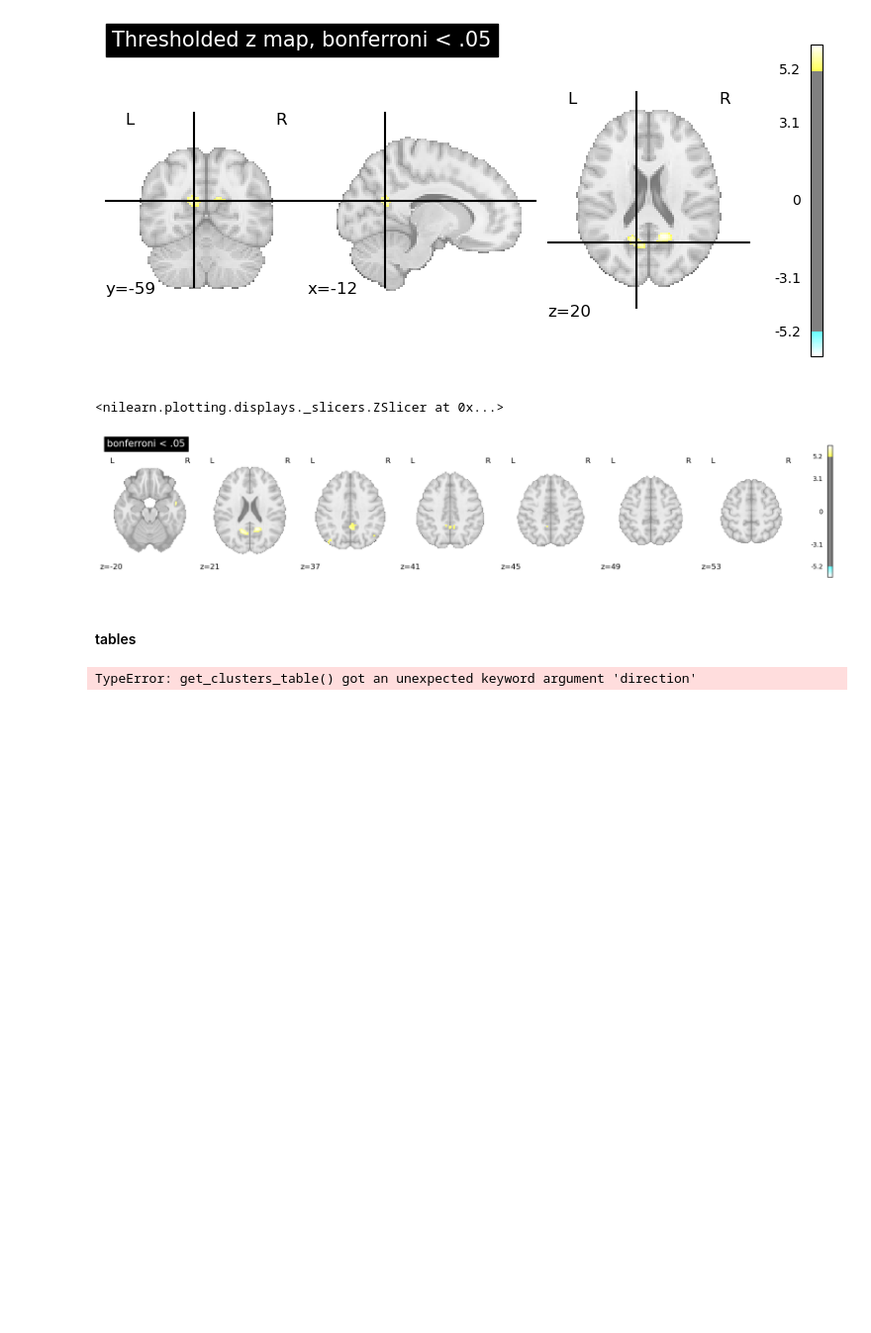
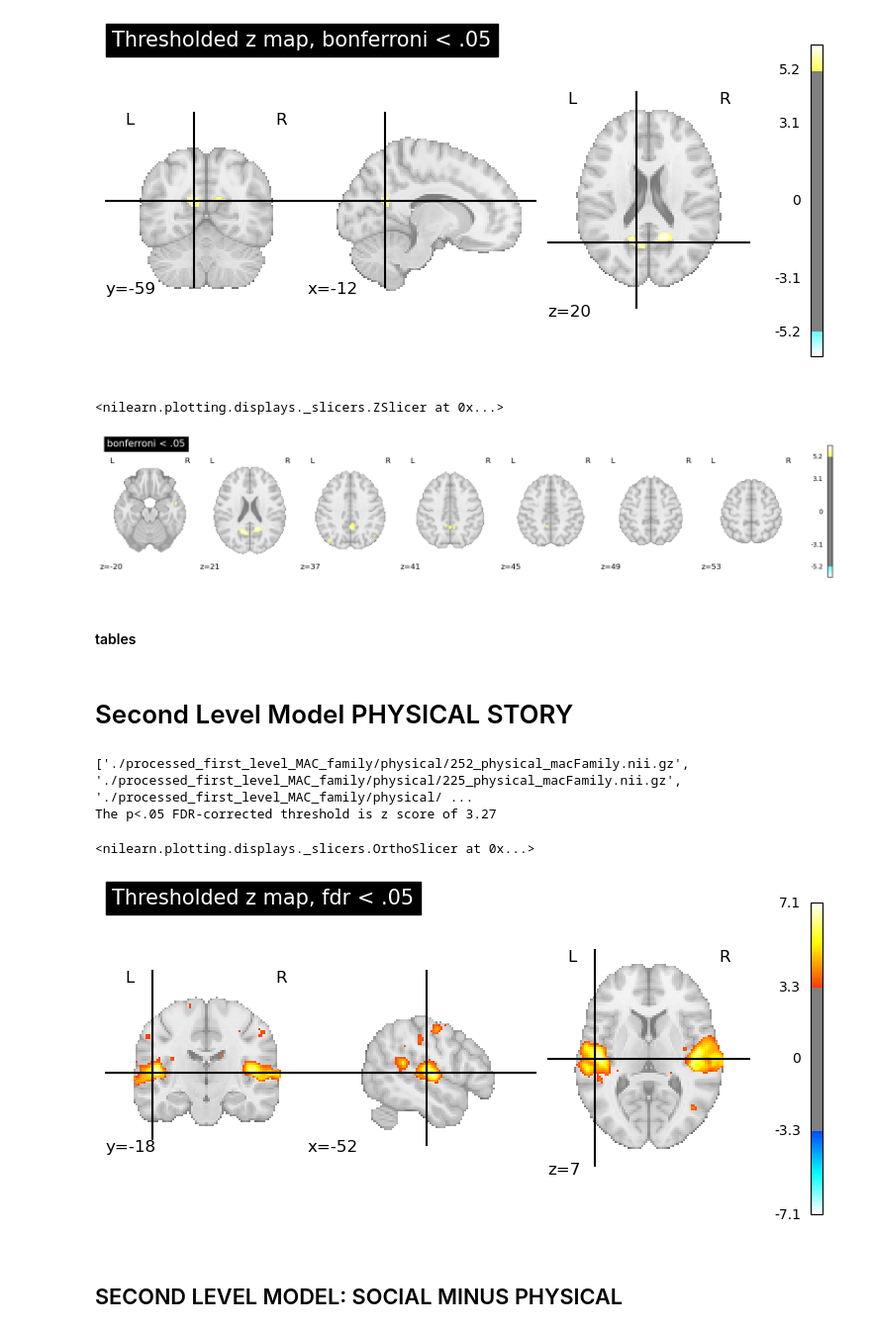
Before and after one commit to mwklincewicz/wholeBrain_narratives_MAC_MFT, a Jupyter notebook: wholeBrainUniv_secondLevelModel.ipynb, the cells around one changed output. Shown: that part at 99% size. Drawn from its saved outputs; the diff is of its cells as text; code cells hidden in the pictures; blank space fills up the shorter version.

Commit message:
run additional second level models

```diff
--- a/wholeBrainUniv_secondLevelModel.ipynb
+++ b/wholeBrainUniv_secondLevelModel.ipynb
@@ -172,12 +179,10 @@ plotting.plot_stat_map(
 # %% [markdown]
 #### tables
 # %%
-table = get_clusters_table(
-    thresholded_map, stat_threshold=threshold, cluster_threshold=10
-)
-table.set_index("Cluster ID", drop=True)
+# table = get_clusters_table(
+#     thresholded_map, stat_threshold=threshold, cluster_threshold=10
+# )
+# table.set_index("Cluster ID", drop=True)
-# %% [output]
-TypeError: get_clusters_table() got an unexpected keyword argument 'direction'
 # %%
 # above table only has MNI coordinates, atlasreader has also anatomical labels (on fdr correction results)
 
@@ -184,0 +190,63 @@ create_output(thresholded_map, cluster_extent=10, direction = 'pos')
+# %% [markdown]
+# Second Level Model PHYSICAL STORY
+# %%
+contrastImg_physical_dir = "./processed_first_level_MAC_family/physical/"
+
+all_imgs_physical = [
+    os.path.join(contrastImg_physical_dir, name)
+    for name in os.listdir(contrastImg_physical_dir)
+]
+
+print(all_imgs_physical)
+
+second_level_input_physical = all_imgs_physical
+
+# create a design matrix for one sample t test, to be used as input for the second level model
+design_matrix_physical = pd.DataFrame(
+    [1] * len(second_level_input_physical),
+    columns=["intercept"],
+)
+
+# set up group analysis for one sample t test on the contrast images
+second_level_model = SecondLevelModel()
+second_level_model = second_level_model.fit(
+    second_level_input_physical,
+    design_matrix=design_matrix_physical,
+)
+
+# run one sample t test
+z_map_physical = second_level_model.compute_contrast(
+    second_level_contrast="intercept",
+    output_type="z_score",
+)
+
+z_map_physical.to_filename("SecondLevel_physical_zscore_macFamily.nii.gz")
+
+
+
+thresholded_map_physical, threshold_physical = threshold_stats_img(
+    stat_img=z_map_physical,  # or p_map
+    alpha=0.05,
+    height_control='fdr',  # or 'bonferroni'
+    cluster_threshold=0,   # min cluster size in voxels
+    two_sided=True
+)
+print(f"The p<.05 FDR-corrected threshold is z score of {threshold_physical:.3g}")
+
+# save as brain image
+thresholded_map_physical.to_filename("threshold_"+f"{threshold_physical:.3g}"+"_"+
+                                     "SecondLevel_physical_fdrcorrect_macFamily.nii.gz")
+
+# quick visualization
+plotting.plot_stat_map(
+    thresholded_map_physical,
+    title="Thresholded z map, fdr < .05",
+    threshold=threshold_physical,
+)
+# %% [output]
+['./processed_first_level_MAC_family/physical/252_physical_macFamily.nii.gz', './processed_first_level_MAC_family/physical/225_physical_macFamily.nii.gz', './processed_first_level_MAC_family/physical/ ...
+The p<.05 FDR-corrected threshold is z score of 3.27
+<nilearn.plotting.displays._slicers.OrthoSlicer at 0x...>
+[figure, added]
+# %% [markdown]
+## SECOND LEVEL MODEL: SOCIAL MINUS PHYSICAL
```
Also changed, not shown: parts of 26 cells of this notebook, 19 other files.
